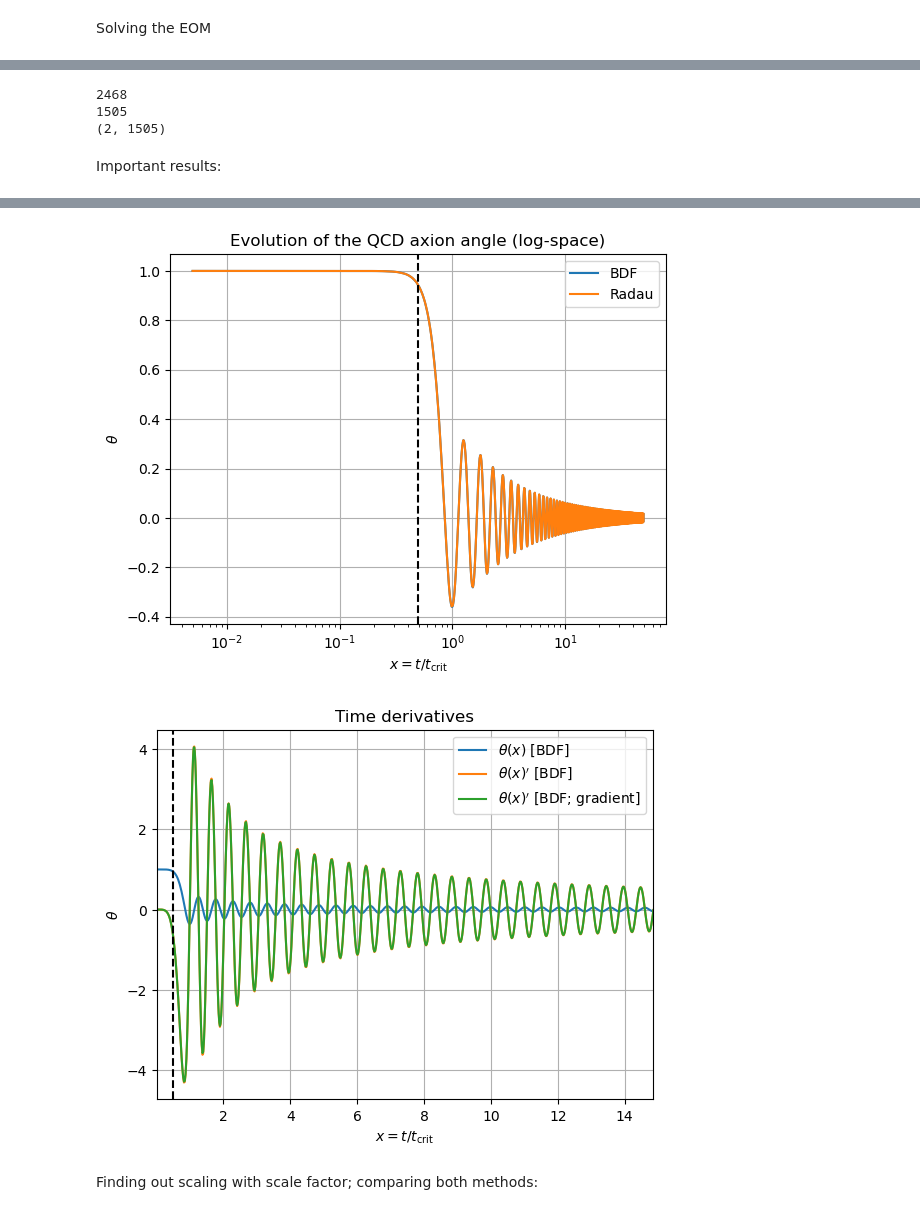
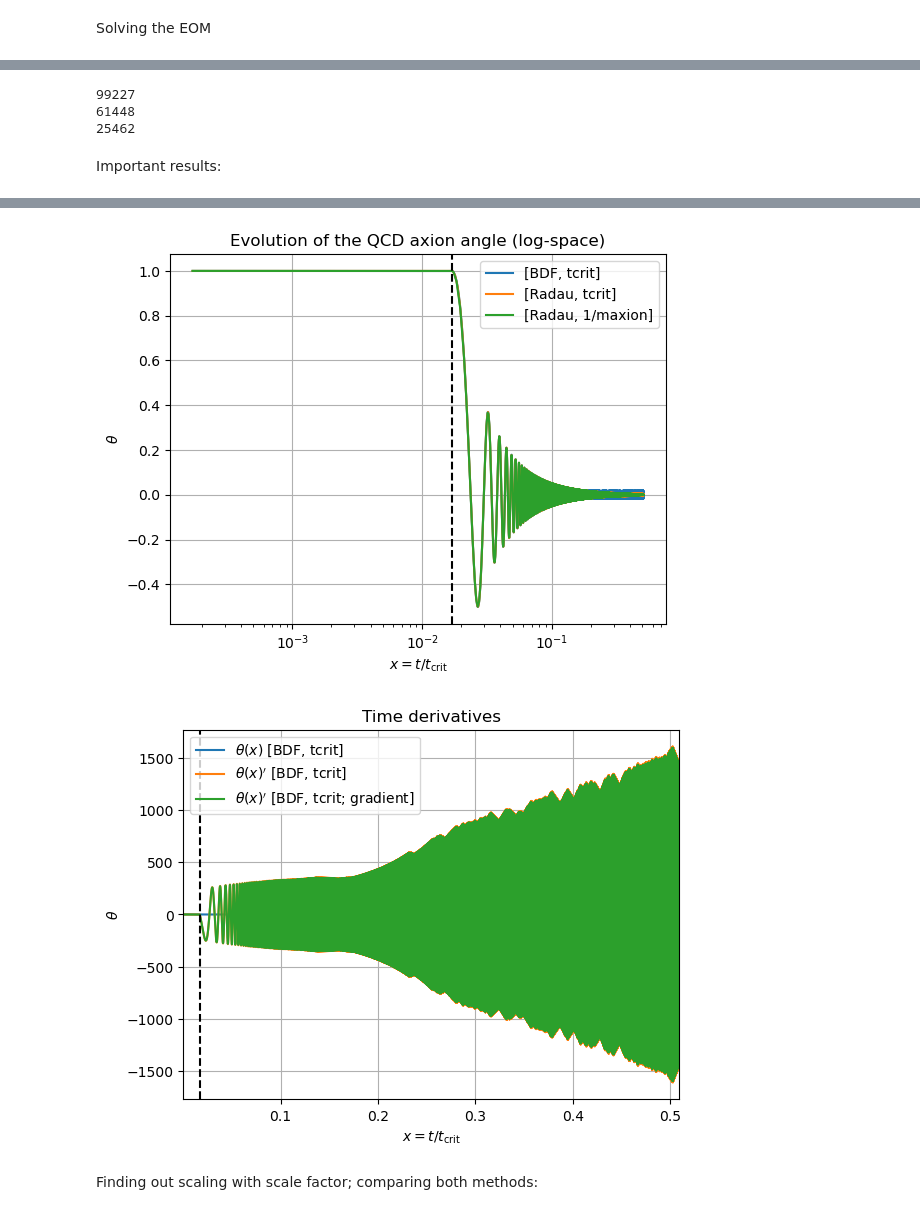
Before and after one commit to ManuelBuenAbad/axion_mcmc, a Jupyter notebook: axion_evol.ipynb, the cells around one changed output, grey strips where cells are left out. Drawn from its saved outputs; the diff is of its cells as text; code cells hidden in the pictures.

Commit message:
new dof, gitignore, optimized timescale in solve_ivp routine

```diff
--- a/axion_evol.ipynb
+++ b/axion_evol.ipynb
@@ -1157,5 +1326,5 @@ def axion_eom(x, Y, model, fa, eps_phi, N, p=12, small=1.e-6):
 # %%
-def solve_axion_eom(model, fa, eps_phi, N, y0, dy0, x_interval, p=12, small=1.e-6, method='Radau', **kwargs):
+def solve_axion_eom(model, fa, eps_phi, N, y0, dy0, x_interval, p=12, small=1.e-6, time_units='tcrit', method='Radau', **kwargs):
     """
     solve_axion_eom : solves the axion equations of motion with given initial conditions.
 
@@ -1169,13 +1338,22 @@ def solve_axion_eom(model, fa, eps_phi, N, y0, dy0, x_interval, p=12, small=1.e-
     x_interval : tuple - integration interval (x_ini, x_end) of dimensionless time [dimless]
     p : power for interpolation (default: 12)
     small : determines when the function is asymptoting to 0 or 1 (default: 1.e-6)
-    method : integration method (default: 'BDF')
+    time_units : whether time is in units of tcrit or min[tcrit, 1/maxion] (at zero temperature) (default: 'tcrit')
+    method : integration method (default: 'Radau')
 
     Returns:
     solution object
     """
 
-    sol = solve_ivp(axion_eom, x_interval, [y0, dy0], args=(model, fa, eps_phi, N, p, small), method=method, **kwargs)
+    timescale = natural_timescale(model, fa, eps_phi, N, time_units) # timescale to use
+    rescaled_interval = (x_interval[0] * tcrit / timescale, x_interval[1] * tcrit / timescale) # new interval
+
+    sol = solve_ivp(axion_eom, rescaled_interval, [y0, dy0], args=(model, fa, eps_phi, N, p, small, time_units), method=method, **kwargs)
+
+    if time_units == '1/maxion':
+        # need to rescale back to x = t/tcrit once again
+        sol.t *= timescale/tcrit # the time array
+        sol.y[1] *= tcrit/timescale # the time derivative
 
     return sol
 # %% [markdown]
@@ -1245,8 +1446,12 @@ theta_ini, dtheta_ini = 1, 0
+# %%
+fa_test = (1.e12)*GeV # axion decay constant
+epsphi_test = 1.e-6 # suppression in axion mass squared
+N_test = 51 # number of SM copies
 # %% [markdown]
 Integration interval
 # %%
 x_osc = find_x_interval('QCD', fa_test, epsphi_test, 1, 1)[0] # dimless oscillation time for QCD
-x_span = find_x_interval('QCD', fa_test, epsphi_test, 0.01, 100) # dimless integration interval for QCD
+x_span = find_x_interval('QCD', fa_test, epsphi_test, 0.01, 30) # dimless integration interval for QCD
 
 print("QCD: x_osc={:g}".format(x_osc))
 print("QCD: x_span=({:g}, {:g})".format(x_span[0], x_span[1]))
@@ -1258,8 +1463,8 @@ Solving the EOM
 # %%
 # solve_axion_eom(model, fa, eps_phi, N, y0, dy0, x_span, p=12, small=1.e-6, method='BDF', **kwargs)
 # %%
-%time
-sol1 = solve_axion_eom('QCD', fa_test, epsphi_test, N_test, theta_ini, dtheta_ini, x_span, 8, 1.e-6, method='BDF', atol=1.e-5, rtol=1.e-4) # solving QCD axion EOM w/ BDF method
+sol1 = solve_axion_eom('QCD', fa_test, epsphi_test, N_test, theta_ini, dtheta_ini, x_span, p=8, small=1.e-6, time_units='tcrit', method='BDF', atol=1.e-5, rtol=1.e-4) # solving QCD axion EOM w/ BDF method and x = t/tcrit
 
-%time
-sol2 = solve_axion_eom('QCD', fa_test, epsphi_test, N_test, theta_ini, dtheta_ini, x_span, 8, 1.e-6, method='Radau', atol=1.e-5, rtol=1.e-4) # solving QCD axion EOM w/ Radau method
+sol2 = solve_axion_eom('QCD', fa_test, epsphi_test, N_test, theta_ini, dtheta_ini, x_span, p=8, small=1.e-6, time_units='tcrit', method='Radau', atol=1.e-5, rtol=1.e-4) # solving QCD axion EOM w/ Radau method and x = t/tcrit
+
+sol3 = solve_axion_eom('QCD', fa_test, epsphi_test, N_test, theta_ini, dtheta_ini, x_span, p=8, small=1.e-6, time_units='1/maxion', method='Radau', atol=1.e-5, rtol=1.e-4) # solving QCD axion EOM w/ Radau method and x = t/tcrit
@@ -1271,11 +1471,12 @@ Wall time: 3.58 µs
 # %%
 print(len(sol1.t))
 print(len(sol2.t))
-print((sol2.y).shape)
+print(len(sol3.t))
+# print(len(sol4.t))
 # %% [output]
-2468
-1505
-(2, 1505)
+99227
+61448
+25462
 # %% [markdown]
 Important results:
 # %%
@@ -1293,7 +1500,8 @@ a_arr2 = scale_factor(sol2.t*tcrit)
 # %%
 # Plot the result
-plt.plot(sol1.t, sol1.y[0], label=r"BDF")
-plt.plot(sol2.t, sol2.y[0], label=r"Radau")
+plt.plot(sol1.t, sol1.y[0], label=r"[BDF, tcrit]")
+plt.plot(sol2.t, sol2.y[0], label=r"[Radau, tcrit]")
+plt.plot(sol3.t, sol3.y[0], label=r"[Radau, 1/maxion]")
 plt.xlabel(r"$x = t/t_{\rm crit}$")
 plt.ylabel(r"$\theta$")
 plt.axvline(x=x_osc, color='k', ls='--')
@@ -1303,8 +1511,9 @@ plt.grid()
 plt.show()
 
 # in log-space
-plt.plot(sol1.t, sol1.y[0], label=r"BDF")
-plt.plot(sol2.t, sol2.y[0], label=r"Radau")
+plt.plot(sol1.t, sol1.y[0], label=r"[BDF, tcrit]")
+plt.plot(sol2.t, sol2.y[0], label=r"[Radau, tcrit]")
+plt.plot(sol3.t, sol3.y[0], label=r"[Radau, 1/maxion]")
 plt.xlabel(r"$x = t/t_{\rm crit}$"), plt.xscale('log')
 plt.ylabel(r"$\theta$")
 plt.axvline(x=x_osc, color='k', ls='--')
@@ -1314,9 +1523,9 @@ plt.grid()
 plt.show()
 
 # derivatives
-plt.plot(sol1.t, sol1.y[0], label=r"$\theta(x)$ [BDF]")
-plt.plot(sol1.t, sol1.y[1], label=r"$\theta(x)'$ [BDF]")
-plt.plot(sol1.t, np.gradient(sol1.y[0], sol1.t), label=r"$\theta(x)'$ [BDF; gradient]")
+plt.plot(sol1.t, sol1.y[0], label=r"$\theta(x)$ [BDF, tcrit]")
+plt.plot(sol1.t, sol1.y[1], label=r"$\theta(x)'$ [BDF, tcrit]")
+plt.plot(sol1.t, np.gradient(sol1.y[0], sol1.t), label=r"$\theta(x)'$ [BDF, tcrit; gradient]")
 plt.xlim(x_span[0], 30*x_osc)
 plt.xlabel(r"$x = t/t_{\rm crit}$")
 plt.ylabel(r"$\theta$")
@@ -1330,5 +1539,5 @@ plt.show()
-[figure, old version]
+[figure, new version]
-[figure, old version]
+[figure, new version]
 # %% [markdown]
 Finding out scaling with scale factor; comparing both methods:
 # %%
```
Also changed, not shown: parts of 106 cells of this notebook, 5 other files.
